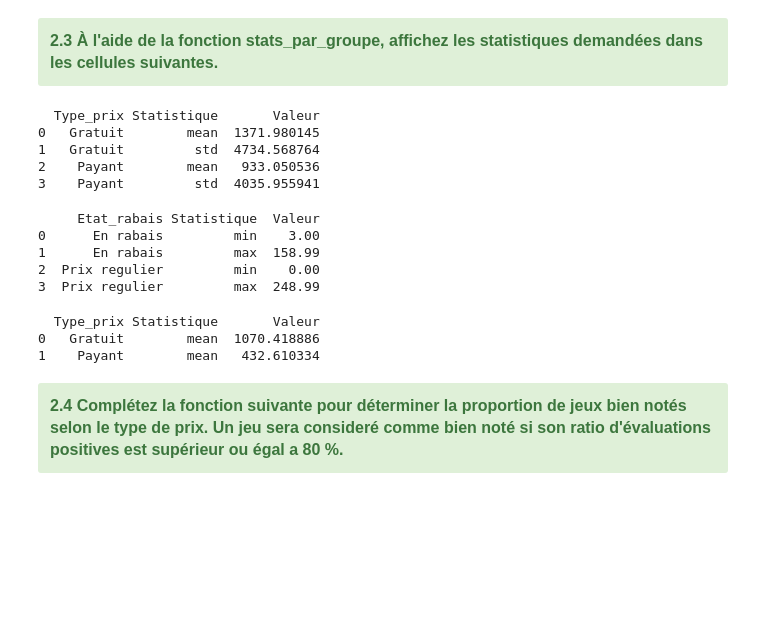
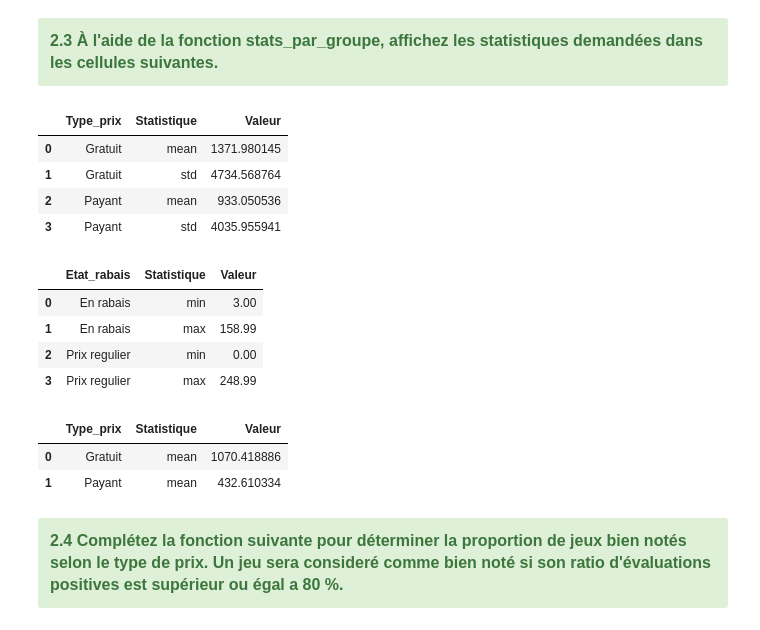
Before and after one commit to INF-1007/tp4-l03-07, a Jupyter notebook: TP4.ipynb, the cells around one changed output. Drawn from its saved outputs; the diff is of its cells as text; code cells hidden in the pictures; blank space fills up the shorter version.

```diff
--- a/TP4.ipynb
+++ b/TP4.ipynb
@@ -306,29 +303,29 @@ def stats_par_groupe(df, colonne_groupe, colonne_valeur, fonctions):
 </div>
 # %%
 # TODO Affichez la moyenne et l'ecart-type du temps de jeu moyen (average_forever) en fonction du type de prix.
-print(stats_par_groupe(df_steam_clean, 'Type_prix', 'average_forever', ['mean', 'std']))
+stats_par_groupe(df_steam_clean, 'Type_prix', 'average_forever', ['mean', 'std'])
 # %% [output]
-  Type_prix Statistique       Valeur
-0   Gratuit        mean  1371.980145
-1   Gratuit         std  4734.568764
-2    Payant        mean   933.050536
-3    Payant         std  4035.955941
+|  | Type_prix | Statistique | Valeur |
+| 0 | Gratuit | mean | 1371.980145 |
+| 1 | Gratuit | std | 4734.568764 |
+| 2 | Payant | mean | 933.050536 |
+| 3 | Payant | std | 4035.955941 |
 # %%
 # TODO Affichez le prix minimum et maximum des jeux selon l'état du rabais.
-print(stats_par_groupe(df_steam_clean, 'Etat_rabais', 'prix_dollars', ['min', 'max']))
+stats_par_groupe(df_steam_clean, 'Etat_rabais', 'prix_dollars', ['min', 'max'])
 # %% [output]
-     Etat_rabais Statistique  Valeur
-0      En rabais         min    3.00
-1      En rabais         max  158.99
-2  Prix regulier         min    0.00
-3  Prix regulier         max  248.99
+|  | Etat_rabais | Statistique | Valeur |
+| 0 | En rabais | min | 3.00 |
+| 1 | En rabais | max | 158.99 |
+| 2 | Prix regulier | min | 0.00 |
+| 3 | Prix regulier | max | 248.99 |
 # %%
 # TODO Affichez le nombre moyen de joueurs simultanés (ccu) selon le type de prix.
-print(stats_par_groupe(df_steam_clean, 'Type_prix', 'ccu', ['mean']))
+stats_par_groupe(df_steam_clean, 'Type_prix', 'ccu', ['mean'])
 # %% [output]
-  Type_prix Statistique       Valeur
-0   Gratuit        mean  1070.418886
-1    Payant        mean   432.610334
+|  | Type_prix | Statistique | Valeur |
+| 0 | Gratuit | mean | 1070.418886 |
+| 1 | Payant | mean | 432.610334 |
 # %% [markdown]
 <div class="alert alert-block alert-success" style="font-size:16px;">
 <b>
```
Also changed, not shown: parts of 6 cells of this notebook.
